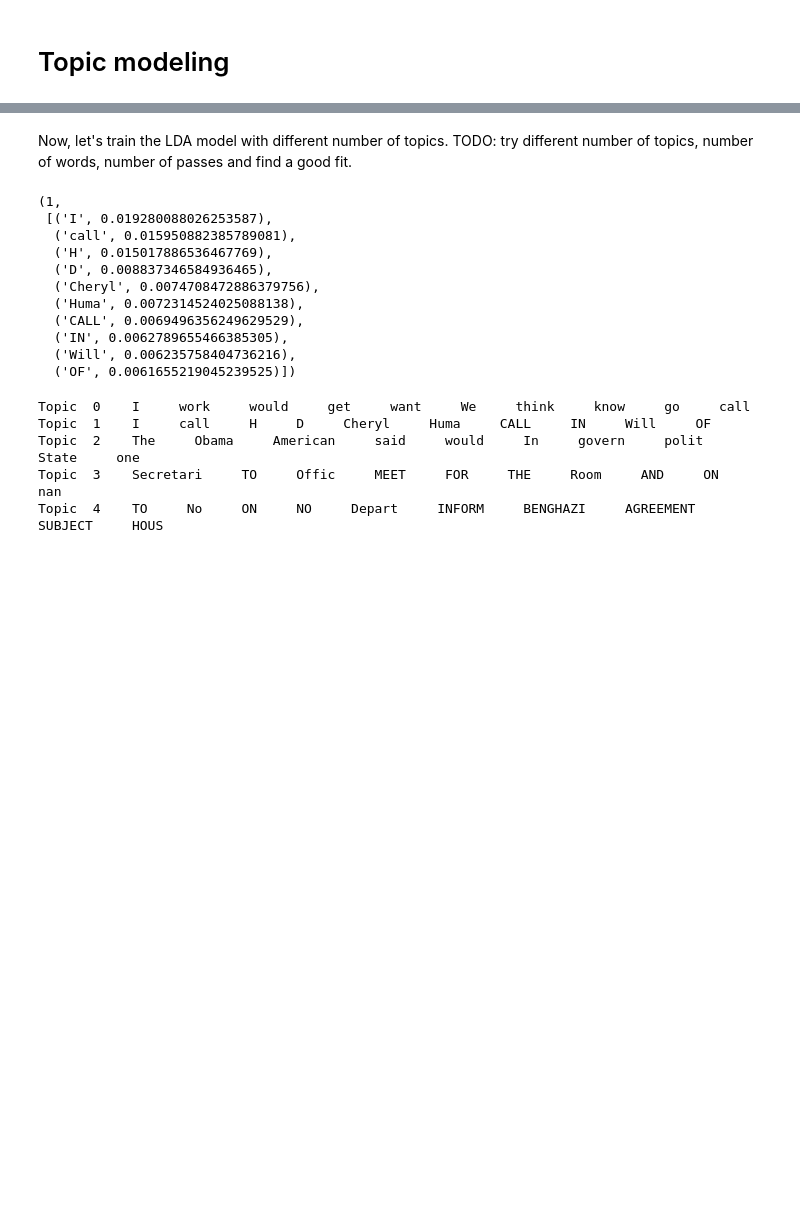
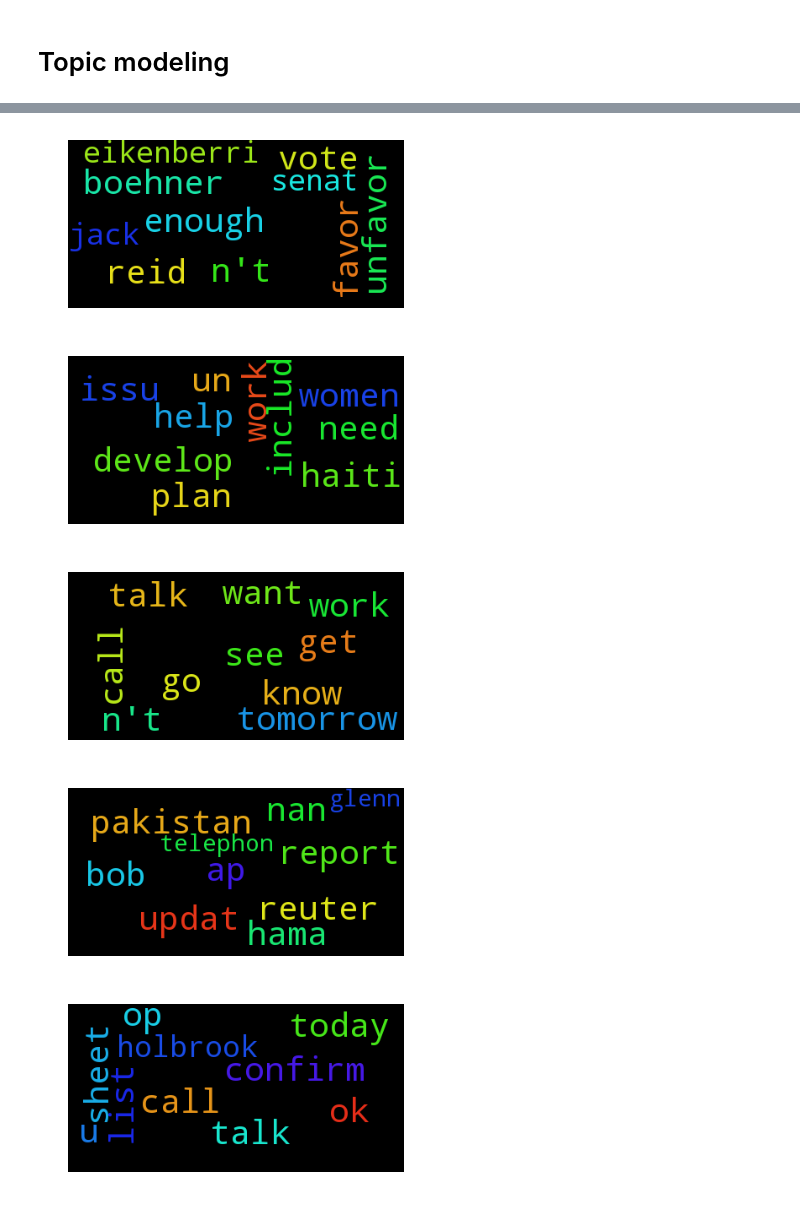
Before and after one commit to BeforeRain/ADA-homework, a Jupyter notebook: 05 - Taming Text/Task3.ipynb, the cells around one changed output, grey strips where cells are left out. Drawn from its saved outputs; the diff is of its cells as text; code cells hidden in the pictures; blank space fills up the shorter version.

Commit message:
Add topic visualisation

```diff
--- a/05 - Taming Text/Task3.ipynb
+++ b/05 - Taming Text/Task3.ipynb
@@ -41,0 +92,4 @@ corpus = [dictionary.doc2bow(text) for text in texts]
+# %%
+N_TOPICS = 20
+N_PASSES = 20 # number of iterations
+model = LdaModel(corpus, num_topics=N_TOPICS, id2word=dictionary, passes=N_PASSES)
@@ -42,35 +122,21 @@ corpus = [dictionary.doc2bow(text) for text in texts]
+# %%
+def plot_wordcloud(word_freq_tuples):
+    plt.figure()
+    plt.imshow(WordCloud(max_font_size=40).fit_words(word_freq_tuples))
+    plt.axis("off")
+    plt.show()
 # %%
-def print_topics(topics):
+def visualise_topics(topics):
     for topic in topics:
-        print("Topic ", topic[0], end="    ")
-        for word_tuple in topic[1]:
-            print(word_tuple[0], end="     ")
-        print()
+        word_freq_tuples = topic[1]
+        plot_wordcloud(word_freq_tuples)#word_freq_tuples)
-# %% [markdown]
-Now, let's train the LDA model with different number of topics.
-TODO: try different number of topics, number of words, number of passes and find a good fit.
 # %%
-model = LdaModel(corpus, num_topics=5, id2word=dictionary, passes=5)
-topics = model.show_topics(num_topics=5, num_words=10, formatted=False)
+topics = model.show_topics(num_topics=10, formatted=False)
-# %%
-topics[1]
-# %% [output]
-(1,
- [('I', 0.019280088026253587),
-  ('call', 0.015950882385789081),
-  ('H', 0.015017886536467769),
-  ('D', 0.008837346584936465),
-  ('Cheryl', 0.0074708472886379756),
-  ('Huma', 0.0072314524025088138),
-  ('CALL', 0.0069496356249629529),
-  ('IN', 0.0062789655466385305),
-  ('Will', 0.006235758404736216),
-  ('OF', 0.0061655219045239525)])
 # %%
-print_topics(topics)
+visualise_topics(topics)
 # %% [output]
-Topic  0    I     work     would     get     want     We     think     know     go     call
-Topic  1    I     call     H     D     Cheryl     Huma     CALL     IN     Will     OF
-Topic  2    The     Obama     American     said     would     In     govern     polit     State     one
-Topic  3    Secretari     TO     Offic     MEET     FOR     THE     Room     AND     ON     nan
-Topic  4    TO     No     ON     NO     Depart     INFORM     BENGHAZI     AGREEMENT     SUBJECT     HOUS
+[figure, added]
+[figure, added]
+[figure, added]
+[figure, added]
+[figure, added]
```
Also changed, not shown: parts of 23 cells of this notebook.
